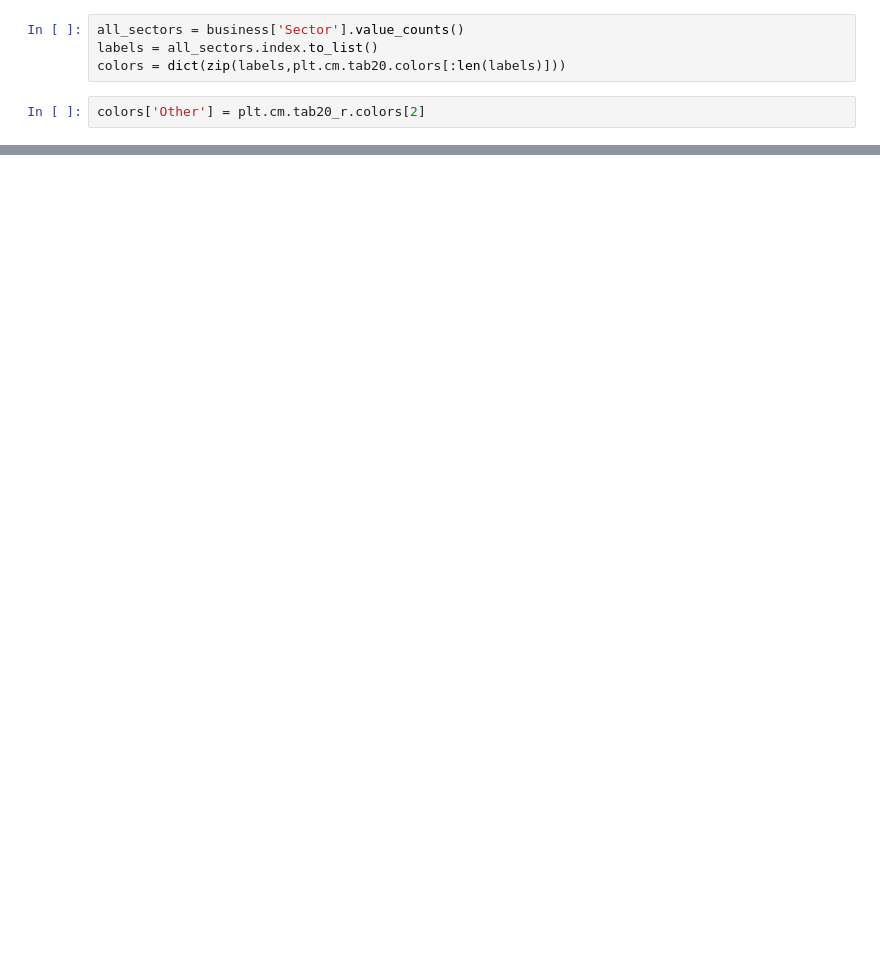
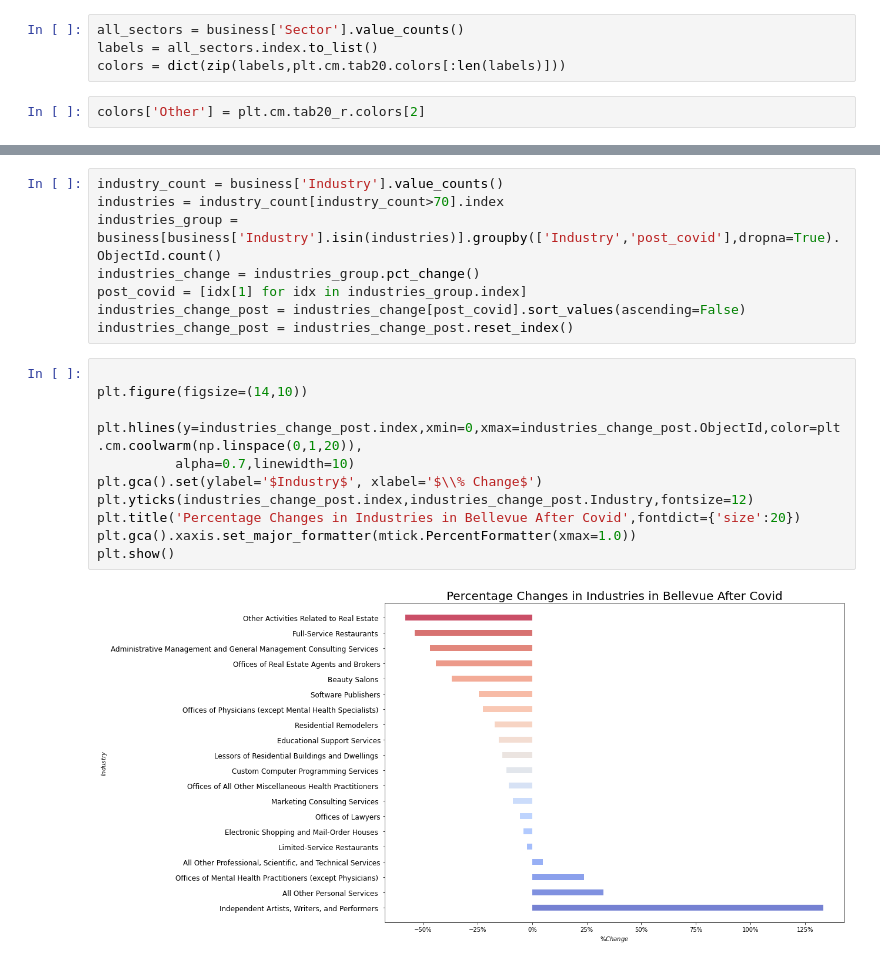
Before and after one commit to edwinhung/Business_Listing_Bellevue, a Jupyter notebook: Business_EDA.ipynb, the cells around one changed output, grey strips where cells are left out. Drawn from its saved outputs; the diff is of its cells as text; blank space fills up the shorter version.

```diff
--- a/Business_EDA.ipynb
+++ b/Business_EDA.ipynb
@@ -223,3 +228,24 @@ business['post_covid'] = (business['IssueDate'] >= '2020-03-24')
+# %%
+industry_count = business['Industry'].value_counts()
+industries = industry_count[industry_count>70].index
+industries_group = business[business['Industry'].isin(industries)].groupby(['Industry','post_covid'],dropna=True).ObjectId.count()
+industries_change = industries_group.pct_change()
+post_covid = [idx[1] for idx in industries_group.index]
+industries_change_post = industries_change[post_covid].sort_values(ascending=False)
+industries_change_post = industries_change_post.reset_index()
+# %%
+
+plt.figure(figsize=(14,10))
+
+plt.hlines(y=industries_change_post.index,xmin=0,xmax=industries_change_post.ObjectId,color=plt.cm.coolwarm(np.linspace(0,1,20)),
+          alpha=0.7,linewidth=10)
+plt.gca().set(ylabel='$Industry$', xlabel='$\\% Change$')
+plt.yticks(industries_change_post.index,industries_change_post.Industry,fontsize=12)
+plt.title('Percentage Changes in Industries in Bellevue After Covid',fontdict={'size':20})
+plt.gca().xaxis.set_major_formatter(mtick.PercentFormatter(xmax=1.0))
+plt.show()
+# %% [output]
+[figure, added]
 # %%
 with open('mapbox_token.json','r') as openfile:
     mapbox_token = json.load(openfile)
```
Also changed, not shown: parts of 17 cells of this notebook.
